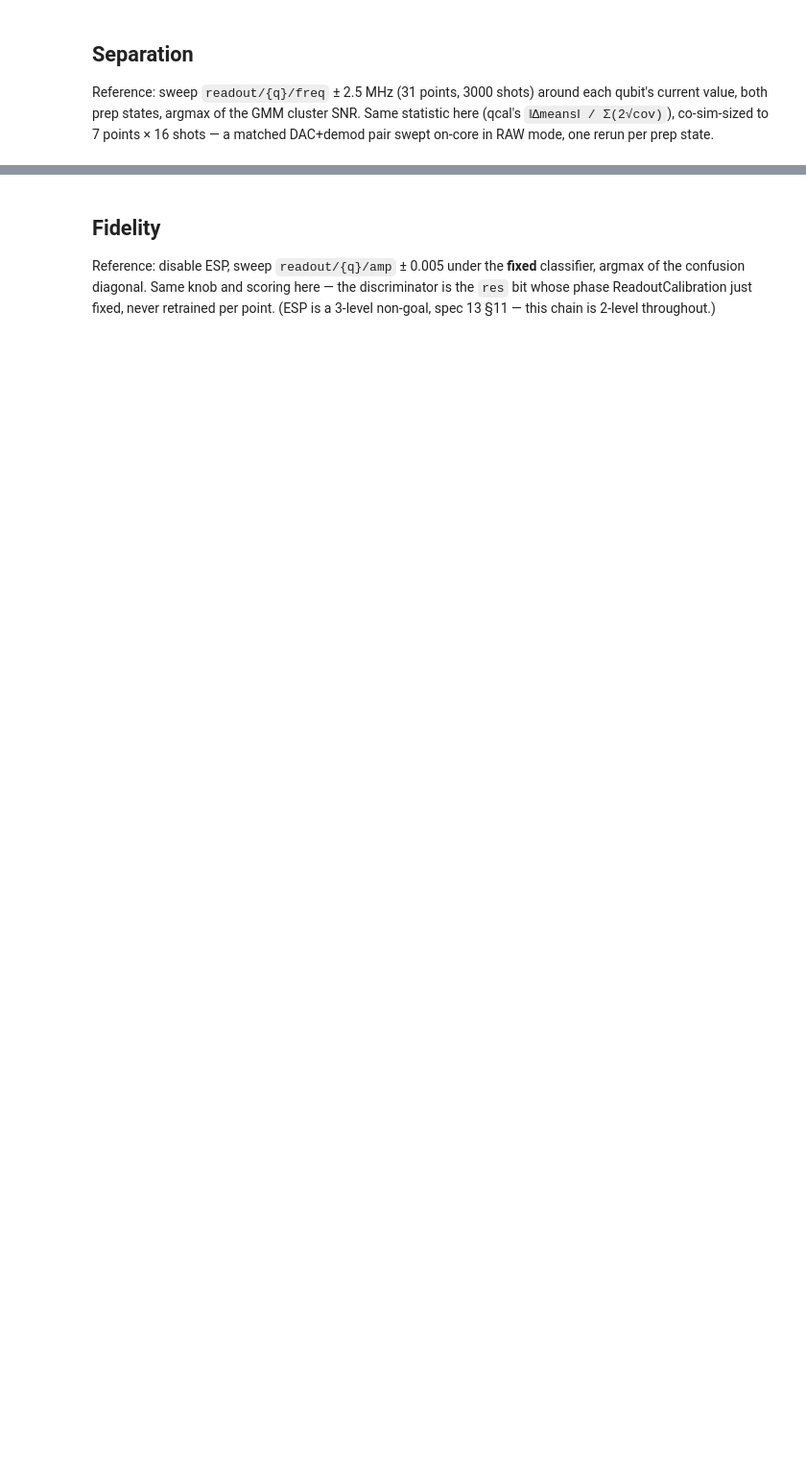
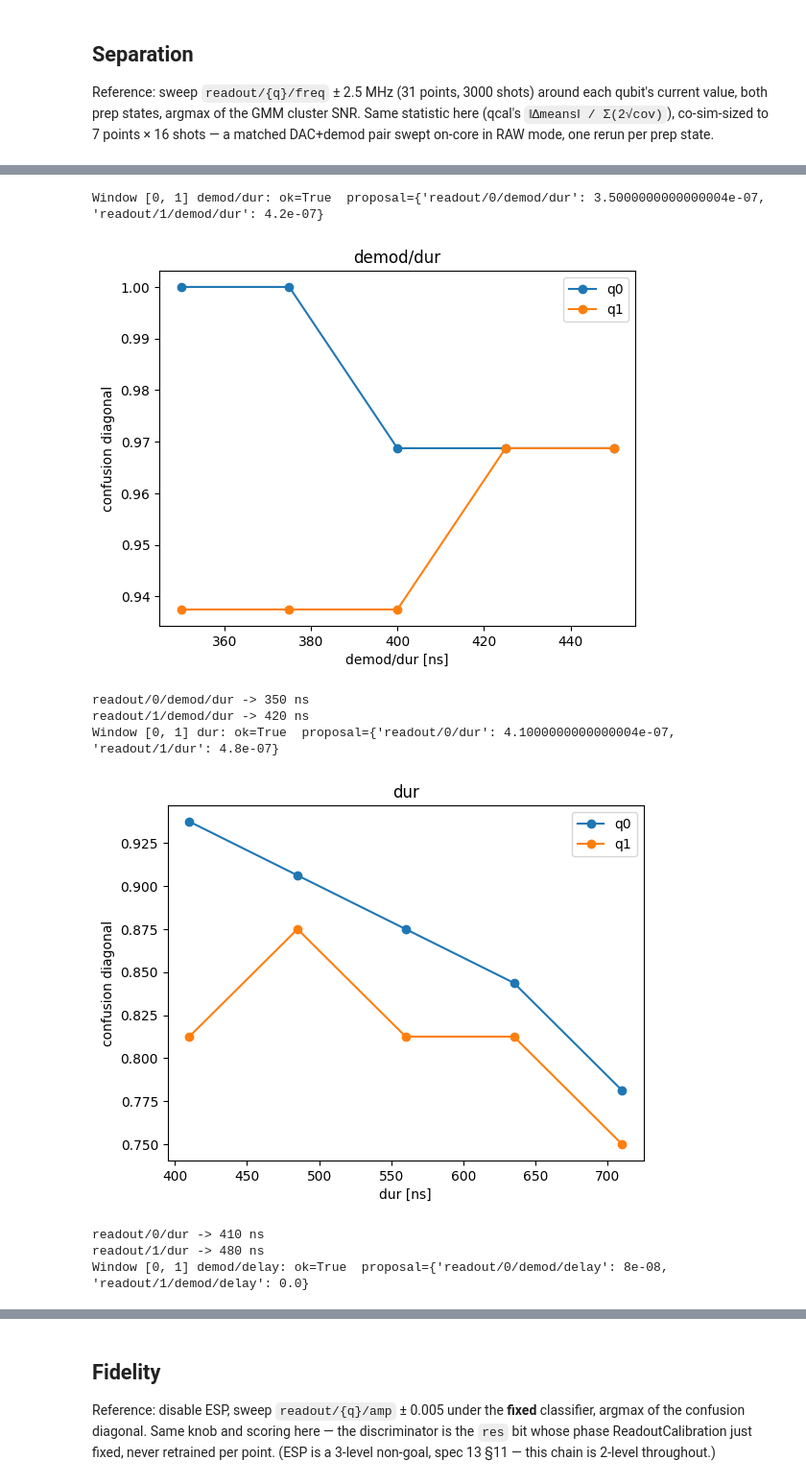
Before and after one commit to a85tract/RISC-Q-4x2, a Jupyter notebook: examples/calibration_x6y3_cosim.ipynb, the cells around one changed output, grey strips where cells are left out. Shown at 96% size. Cells and saved outputs as stored; diff of their text form; code cells hidden in the pictures; blank space fills up the shorter version.

```diff
--- a/examples/calibration_x6y3_cosim.ipynb
+++ b/examples/calibration_x6y3_cosim.ipynb
@@ -163,0 +190,24 @@ readout/1/freq -> 6.2500 MHz
+# %%
+for knob, lo, hi in (('demod/dur', -50 * ns, 50 * ns),       # ref: Separation on demod/time
+                     ('dur', -150 * ns, 150 * ns),           # ref: Separation on the DRIVE length
+                     ('demod/delay', 0.0, 100 * ns)):        # ref: Separation + Fidelity (delay = 0 here)
+    cfg = Config.from_qcal(WORK)                             # the reference's cfg.load() per sweep
+    durs = {q: np.linspace(lo, hi, 5) + cfg[f'readout/{q}/{knob}'] for q in QUBITS}
+    w = step(Window(cfg, QUBITS, durs=durs, shots=16, gate='X90', knob=knob))
+
+    for q in QUBITS:
+        plt.plot(durs[q] / ns, w.data[q]['y'], 'o-', label=f'q{q}')
+    plt.xlabel(f'{knob} [ns]'); plt.ylabel('confusion diagonal')
+    plt.title(knob); plt.legend(); plt.show()
+    for q in QUBITS:
+        print(f"readout/{q}/{knob} -> {cfg[f'readout/{q}/{knob}'] / ns:.0f} ns")
+# %% [output]
+Window [0, 1] demod/dur: ok=True  proposal={'readout/0/demod/dur': 3.5000000000000004e-07, 'readout/1/demod/dur': 4.2e-07}
+[figure, added]
+readout/0/demod/dur -> 350 ns
+readout/1/demod/dur -> 420 ns
+Window [0, 1] dur: ok=True  proposal={'readout/0/dur': 4.1000000000000004e-07, 'readout/1/dur': 4.8e-07}
+[figure, added]
+readout/0/dur -> 410 ns
+readout/1/dur -> 480 ns
+Window [0, 1] demod/delay: ok=True  proposal={'readout/0/demod/delay': 8e-08, 'readout/1/demod/delay': 0.0}
```
Also changed, not shown: parts of 22 cells of this notebook, 11 other files.
